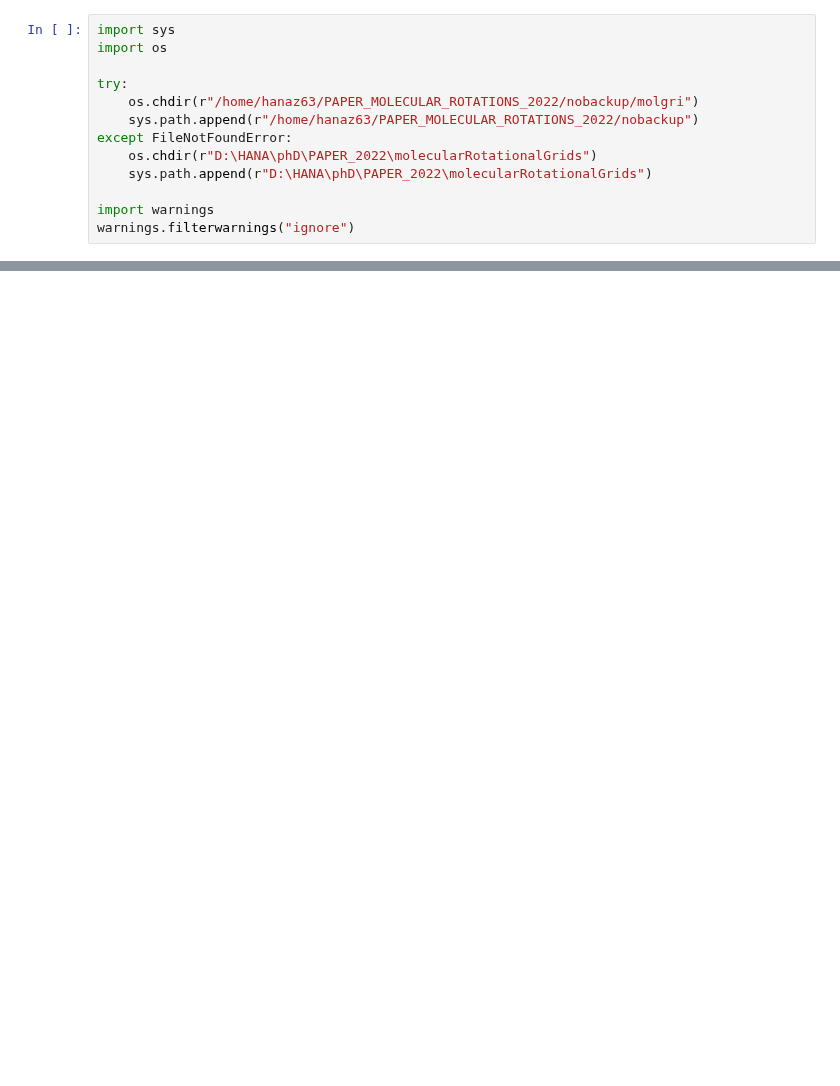
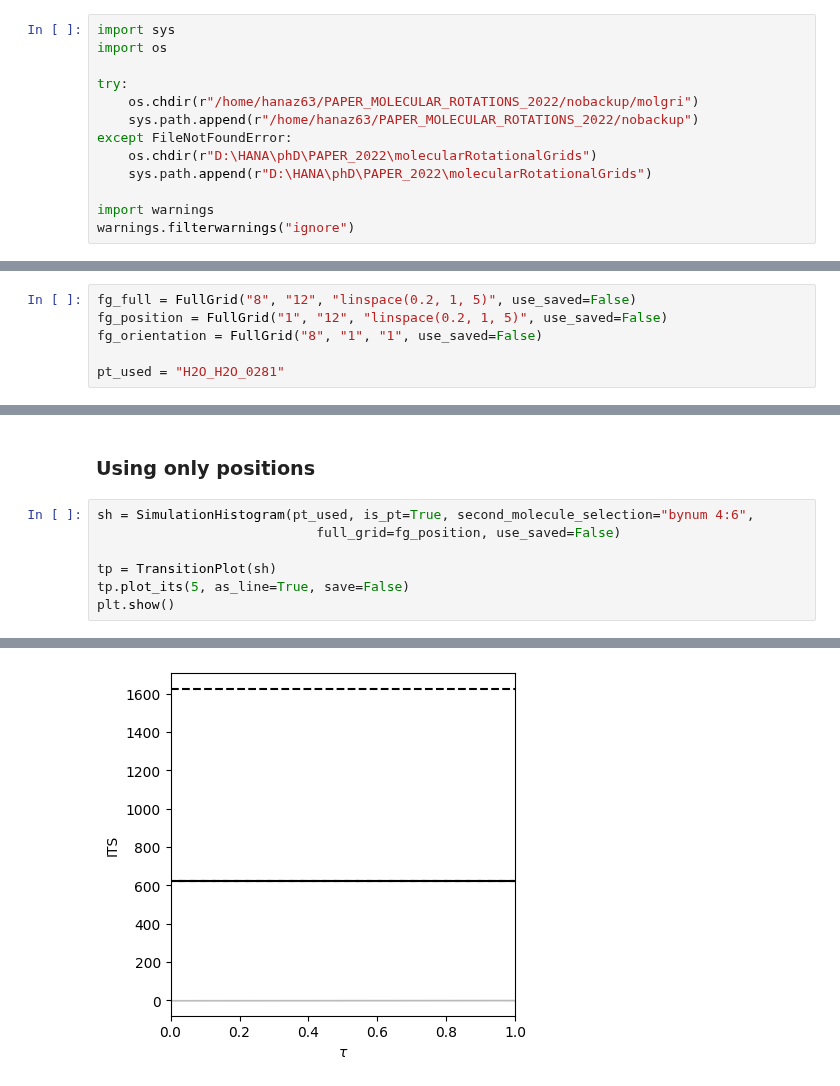
Before and after one commit to bkellerlab/molecularRotationalGrids, a Jupyter notebook: jupyter/Untitled.ipynb, the cells around one changed output, grey strips where cells are left out. Saved outputs shown, nothing was run; the diff lists cells and outputs as text; blank space fills up the shorter version.

```diff
--- a/jupyter/Untitled.ipynb
+++ b/jupyter/Untitled.ipynb
@@ -161,0 +35,6 @@ plt.show()
+# %%
+fg_full = FullGrid("8", "12", "linspace(0.2, 1, 5)", use_saved=False)
+fg_position = FullGrid("1", "12", "linspace(0.2, 1, 5)", use_saved=False)
+fg_orientation = FullGrid("8", "1", "1", use_saved=False)
+
+pt_used = "H2O_H2O_0281"
@@ -161,0 +80,10 @@ plt.show()
+# %% [markdown]
+### Using only positions
+# %%
+sh = SimulationHistogram(pt_used, is_pt=True, second_molecule_selection="bynum 4:6",
+                            full_grid=fg_position, use_saved=False)
+
+tp = TransitionPlot(sh)
+tp.plot_its(5, as_line=True, save=False)
+plt.show()
+# %% [output]
@@ -161,0 +92 @@ plt.show()
+[figure, added]
```
Also changed, not shown: parts of 23 cells of this notebook, 8 other files.
